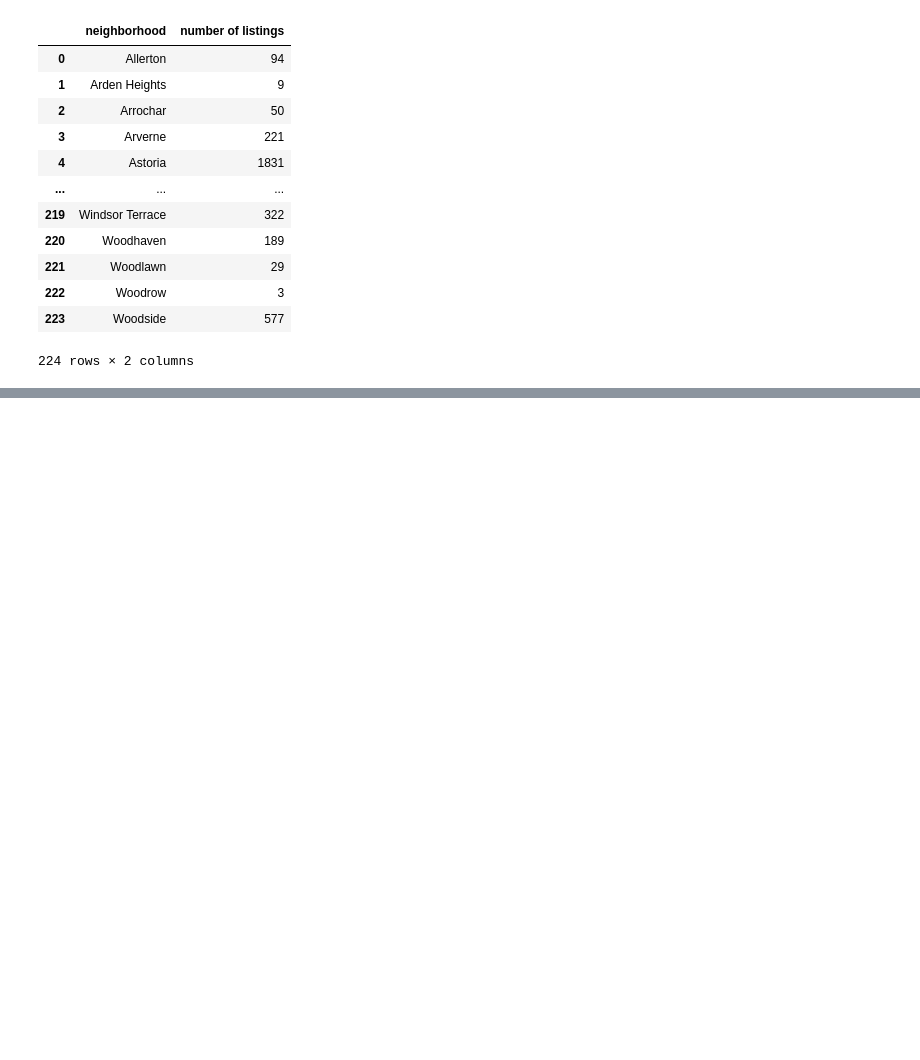
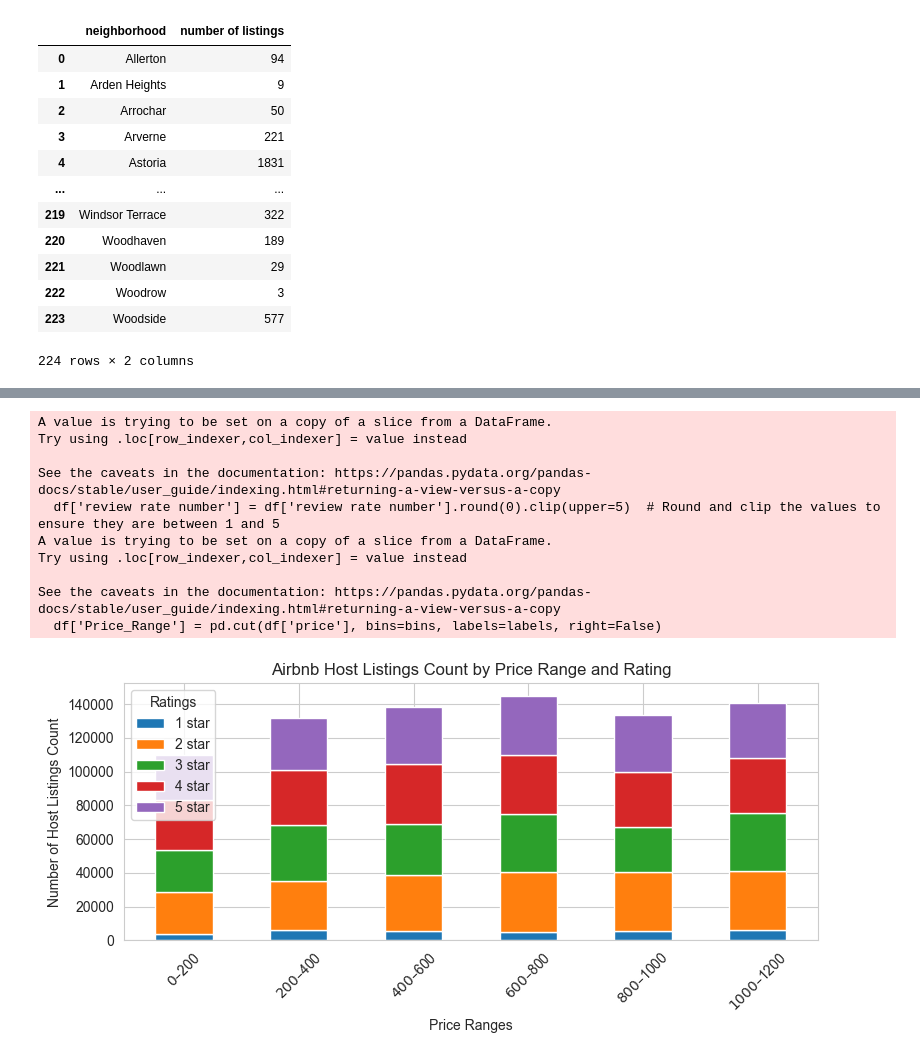
Before and after one commit to Shizakhan99/Project-3_Team-2, a Jupyter notebook: Project_3.ipynb, the cells around one changed output, grey strips where cells are left out. Saved outputs shown, nothing was run; the diff lists cells and outputs as text; code cells hidden in the pictures; blank space fills up the shorter version.

```diff
--- a/Project_3.ipynb
+++ b/Project_3.ipynb
@@ -65,0 +146,63 @@ KeyError: 'neighbourhood group'
+# %%
+#Price Range vs Rating
+
+import numpy as np
+
+# Remove ratings with value 0 and ensure ratings are between 1 and 5
+df = df[df['review rate number'] > 0]  # Remove 0 ratings
+df['review rate number'] = df['review rate number'].round(0).clip(upper=5)  # Round and clip the values to ensure they are between 1 and 5
+
+# Define price ranges up to $1200
+bins = [0, 200, 400, 600, 800, 1000, 1200]  # Price range bins
+labels = ['$0–$200', '$200–$400', '$400–$600', '$600–$800', '$800–$1000', '$1000–$1200']
+
+# Create a new column for price ranges
+df['Price_Range'] = pd.cut(df['price'], bins=bins, labels=labels, right=False)
+
+# Group by price range and review rate number, then sum the 'calculated host listings count'
+grouped = df.groupby(['Price_Range', 'review rate number'])['calculated host listings count'].sum().unstack(fill_value=0)
+
+# Ensure columns for ratings from 1 to 5 exist in the grouped data
+grouped = grouped.reindex(columns=[1, 2, 3, 4, 5], fill_value=0)
+
+# Extract price ranges and ratings data
+price_ranges = grouped.index
+data = grouped.values
+
+# Set up the stacked bar chart
+bar_width = 0.5
+indices = np.arange(len(price_ranges))
+
+# Stacking the bars
+fig, ax = plt.subplots(figsize=(8, 4))
+
+bottom = np.zeros(len(price_ranges))  # To stack bars on top of each other
+
+# Plot each rating level (1 to 5 stars)
+for i in range(data.shape[1]):
+    ax.bar(indices, data[:, i], bar_width, bottom=bottom, label=f'{i+1} star')
+    bottom += data[:, i]  # Update the bottom for the next bar segment
+
+# Customizing the chart
+ax.set_xlabel('Price Ranges')
+ax.set_ylabel('Number of Host Listings Count')
+ax.set_title('Airbnb Host Listings Count by Price Range and Rating')
+ax.set_xticks(indices)
+ax.set_xticklabels(price_ranges, rotation=45)
+ax.legend(title="Ratings")
+
+# Show the plot
+plt.tight_layout()
+plt.show()
+# %% [output]
+A value is trying to be set on a copy of a slice from a DataFrame.
+Try using .loc[row_indexer,col_indexer] = value instead
+
+See the caveats in the documentation: https://pandas.pydata.org/pandas-docs/stable/user_guide/indexing.html#returning-a-view-versus-a-copy
+  df['review rate number'] = df['review rate number'].round(0).clip(upper=5)  # Round and clip the values to ensure they are between 1 and 5
+A value is trying to be set on a copy of a slice from a DataFrame.
+Try using .loc[row_indexer,col_indexer] = value instead
+
+See the caveats in the documentation: https://pandas.pydata.org/pandas-docs/stable/user_guide/indexing.html#returning-a-view-versus-a-copy
+  df['Price_Range'] = pd.cut(df['price'], bins=bins, labels=labels, right=False)
+[figure, added]
```
Also changed, not shown: parts of 5 cells of this notebook.
